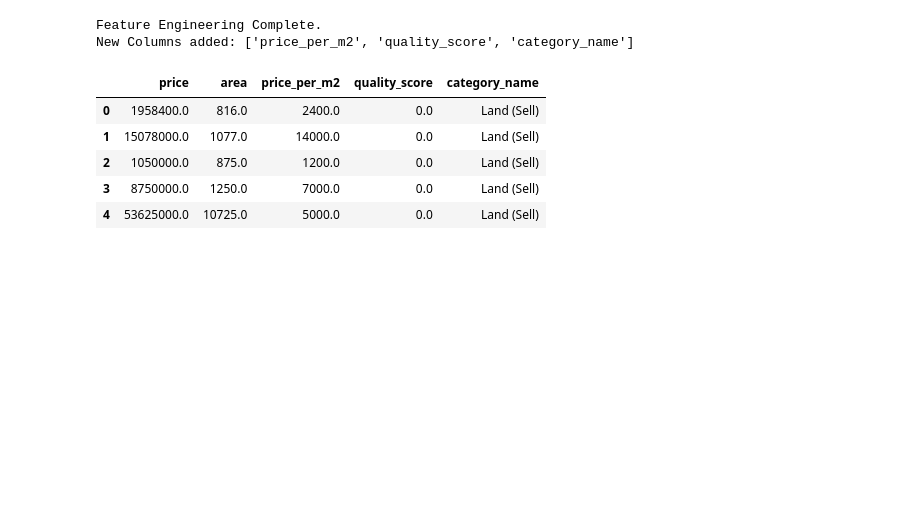
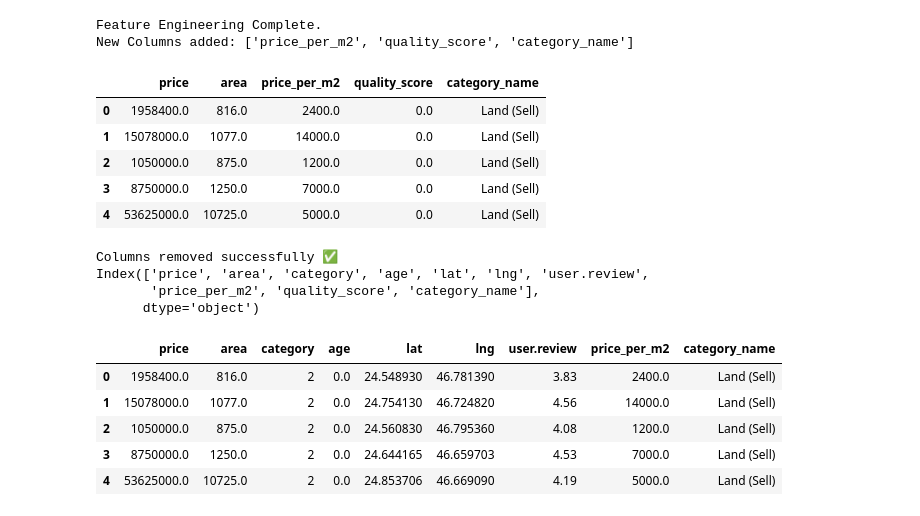
Before and after one commit to AbdulrahmanB-25/Machine_Learning_Competition, a Jupyter notebook: EDA_of_DataSets/EDA_Riyadh_Real_Estate.ipynb, the cells around one changed output. Saved outputs shown, nothing was run; the diff lists cells and outputs as text; code cells hidden in the pictures; blank space fills up the shorter version.

```diff
--- a/EDA_of_DataSets/EDA_Riyadh_Real_Estate.ipynb
+++ b/EDA_of_DataSets/EDA_Riyadh_Real_Estate.ipynb
@@ -146,4 +147,27 @@ New Columns added: ['price_per_m2', 'quality_score', 'category_name']
 | 2 | 1050000.0 | 875.0 | 1200.0 | 0.0 | Land (Sell) |
 | 3 | 8750000.0 | 1250.0 | 7000.0 | 0.0 | Land (Sell) |
 | 4 | 53625000.0 | 10725.0 | 5000.0 | 0.0 | Land (Sell) |
+# %%
+cols_to_drop = ['beds', 'livings', 'wc', 'kitchen', 'ac', 'furnished']
+
+df_spatial = df_spatial.drop(columns=cols_to_drop)
+
+print("Columns removed successfully ✅")
+print(df_spatial.columns)
+# %% [output]
+Columns removed successfully ✅
+Index(['price', 'area', 'category', 'age', 'lat', 'lng', 'user.review',
+       'price_per_m2', 'quality_score', 'category_name'],
+      dtype='object')
+# %%
+df_spatial = df_spatial.drop(columns=['quality_score'])
+# %%
+df_spatial.head()
+# %% [output]
+|  | price | area | category | age | lat | lng | user.review | price_per_m2 | category_name |
+| 0 | 1958400.0 | 816.0 | 2 | 0.0 | 24.548930 | 46.781390 | 3.83 | 2400.0 | Land (Sell) |
+| 1 | 15078000.0 | 1077.0 | 2 | 0.0 | 24.754130 | 46.724820 | 4.56 | 14000.0 | Land (Sell) |
+| 2 | 1050000.0 | 875.0 | 2 | 0.0 | 24.560830 | 46.795360 | 4.08 | 1200.0 | Land (Sell) |
+| 3 | 8750000.0 | 1250.0 | 2 | 0.0 | 24.644165 | 46.659703 | 4.53 | 7000.0 | Land (Sell) |
+| 4 | 53625000.0 | 10725.0 | 2 | 0.0 | 24.853706 | 46.669090 | 4.19 | 5000.0 | Land (Sell) |
 # %%
```
Also changed, not shown: parts of 3 cells of this notebook.
